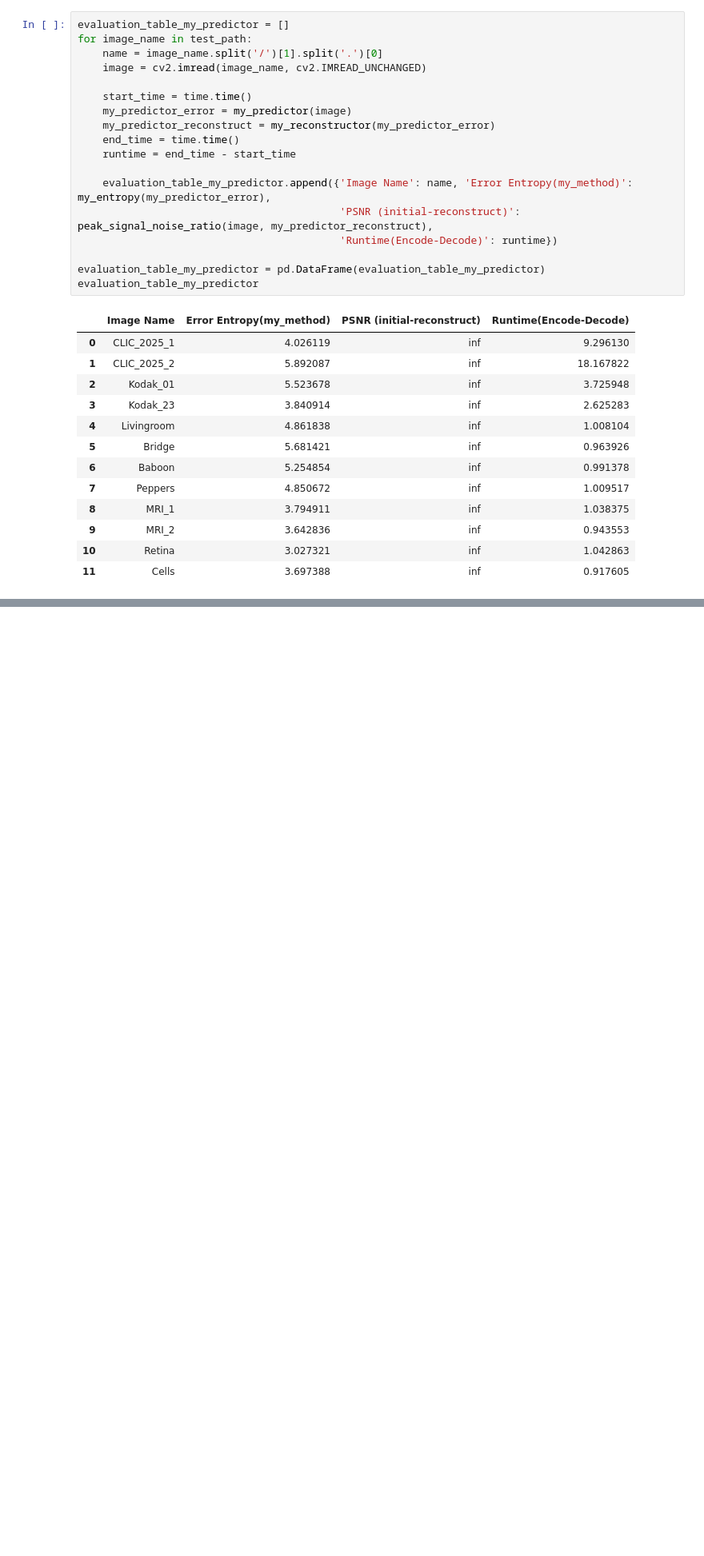
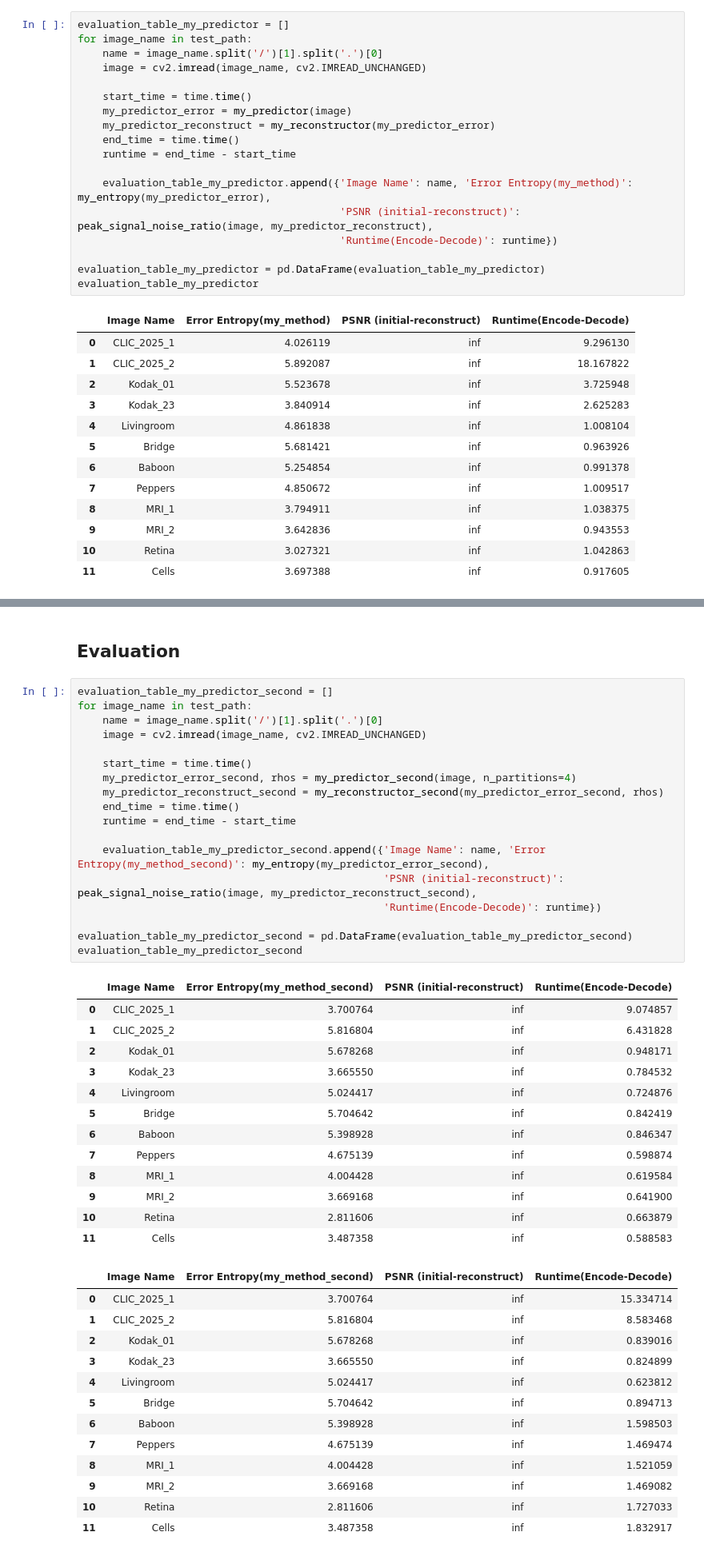
Before and after one commit to pouriaSameti/Advanced-Multimedia-Systems, a Jupyter notebook: Exercise 2/code.ipynb, the cells around one changed output, grey strips where cells are left out. Shown at 80% size. Saved outputs shown, nothing was run; the diff lists cells and outputs as text; blank space fills up the shorter version.

Commit message:
Exercise 2: Add the Second Designed Image predictor. It creates from Second Order LS and Partitioning.

```diff
--- a/Exercise 2/code.ipynb
+++ b/Exercise 2/code.ipynb
@@ -357,0 +446,47 @@ evaluation_table_my_predictor
+# %% [markdown]
+## Evaluation
+# %%
+evaluation_table_my_predictor_second = []
+for image_name in test_path:
+    name = image_name.split('/')[1].split('.')[0]
+    image = cv2.imread(image_name, cv2.IMREAD_UNCHANGED)
+
+    start_time = time.time()
+    my_predictor_error_second, rhos = my_predictor_second(image, n_partitions=4)
+    my_predictor_reconstruct_second = my_reconstructor_second(my_predictor_error_second, rhos)
+    end_time = time.time()
+    runtime = end_time - start_time
+
+    evaluation_table_my_predictor_second.append({'Image Name': name, 'Error Entropy(my_method_second)': my_entropy(my_predictor_error_second),
+                                                 'PSNR (initial-reconstruct)': peak_signal_noise_ratio(image, my_predictor_reconstruct_second),
+                                                 'Runtime(Encode-Decode)': runtime})
+
+evaluation_table_my_predictor_second = pd.DataFrame(evaluation_table_my_predictor_second)
+evaluation_table_my_predictor_second
+# %% [output]
+|  | Image Name | Error Entropy(my_method_second) | PSNR (initial-reconstruct) | Runtime(Encode-Decode) |
+| 0 | CLIC_2025_1 | 3.700764 | inf | 9.074857 |
+| 1 | CLIC_2025_2 | 5.816804 | inf | 6.431828 |
+| 2 | Kodak_01 | 5.678268 | inf | 0.948171 |
+| 3 | Kodak_23 | 3.665550 | inf | 0.784532 |
+| 4 | Livingroom | 5.024417 | inf | 0.724876 |
+| 5 | Bridge | 5.704642 | inf | 0.842419 |
+| 6 | Baboon | 5.398928 | inf | 0.846347 |
+| 7 | Peppers | 4.675139 | inf | 0.598874 |
+| 8 | MRI_1 | 4.004428 | inf | 0.619584 |
+| 9 | MRI_2 | 3.669168 | inf | 0.641900 |
+| 10 | Retina | 2.811606 | inf | 0.663879 |
+| 11 | Cells | 3.487358 | inf | 0.588583 |
+|  | Image Name | Error Entropy(my_method_second) | PSNR (initial-reconstruct) | Runtime(Encode-Decode) |
+| 0 | CLIC_2025_1 | 3.700764 | inf | 15.334714 |
+| 1 | CLIC_2025_2 | 5.816804 | inf | 8.583468 |
+| 2 | Kodak_01 | 5.678268 | inf | 0.839016 |
+| 3 | Kodak_23 | 3.665550 | inf | 0.824899 |
+| 4 | Livingroom | 5.024417 | inf | 0.623812 |
+| 5 | Bridge | 5.704642 | inf | 0.894713 |
+| 6 | Baboon | 5.398928 | inf | 1.598503 |
+| 7 | Peppers | 4.675139 | inf | 1.469474 |
+| 8 | MRI_1 | 4.004428 | inf | 1.521059 |
+| 9 | MRI_2 | 3.669168 | inf | 1.469082 |
+| 10 | Retina | 2.811606 | inf | 1.727033 |
+| 11 | Cells | 3.487358 | inf | 1.832917 |
```
Also changed, not shown: parts of 4 cells of this notebook.
